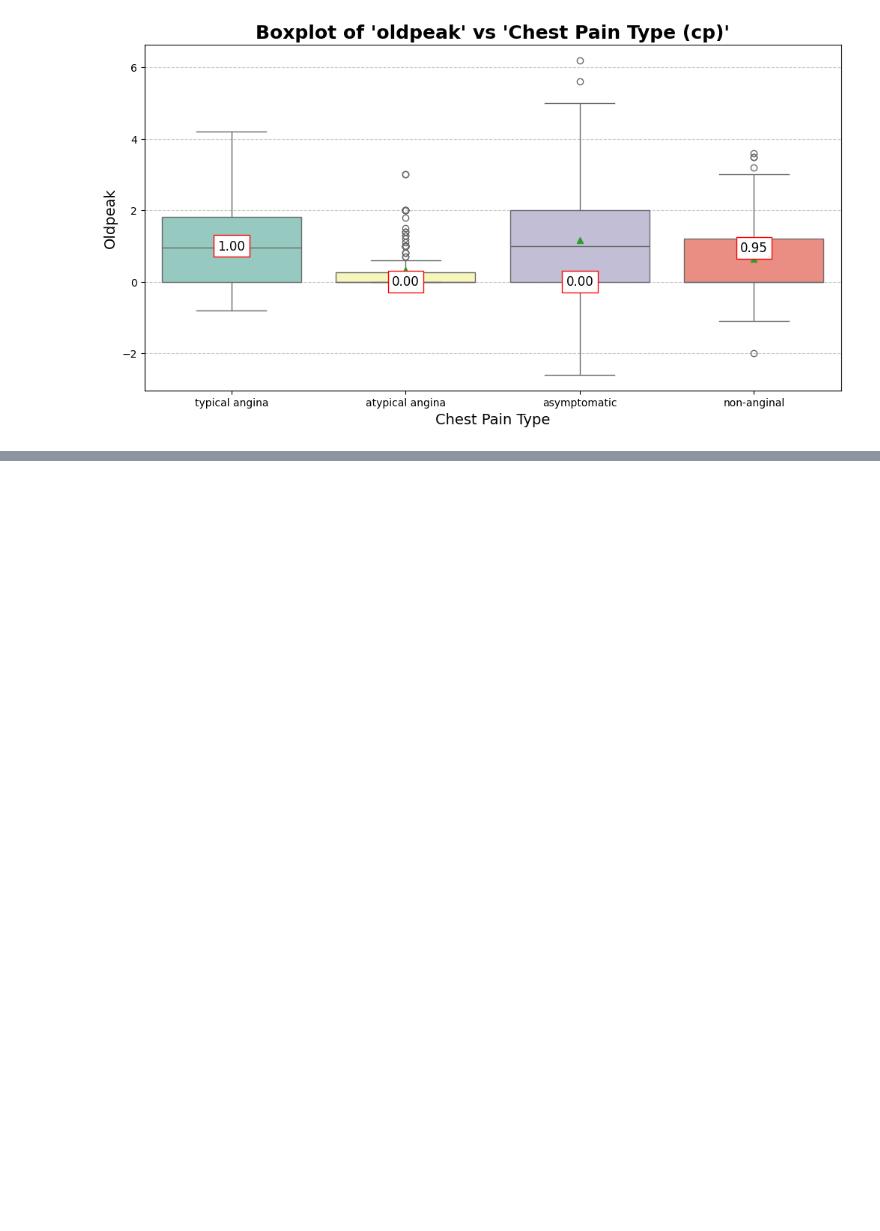
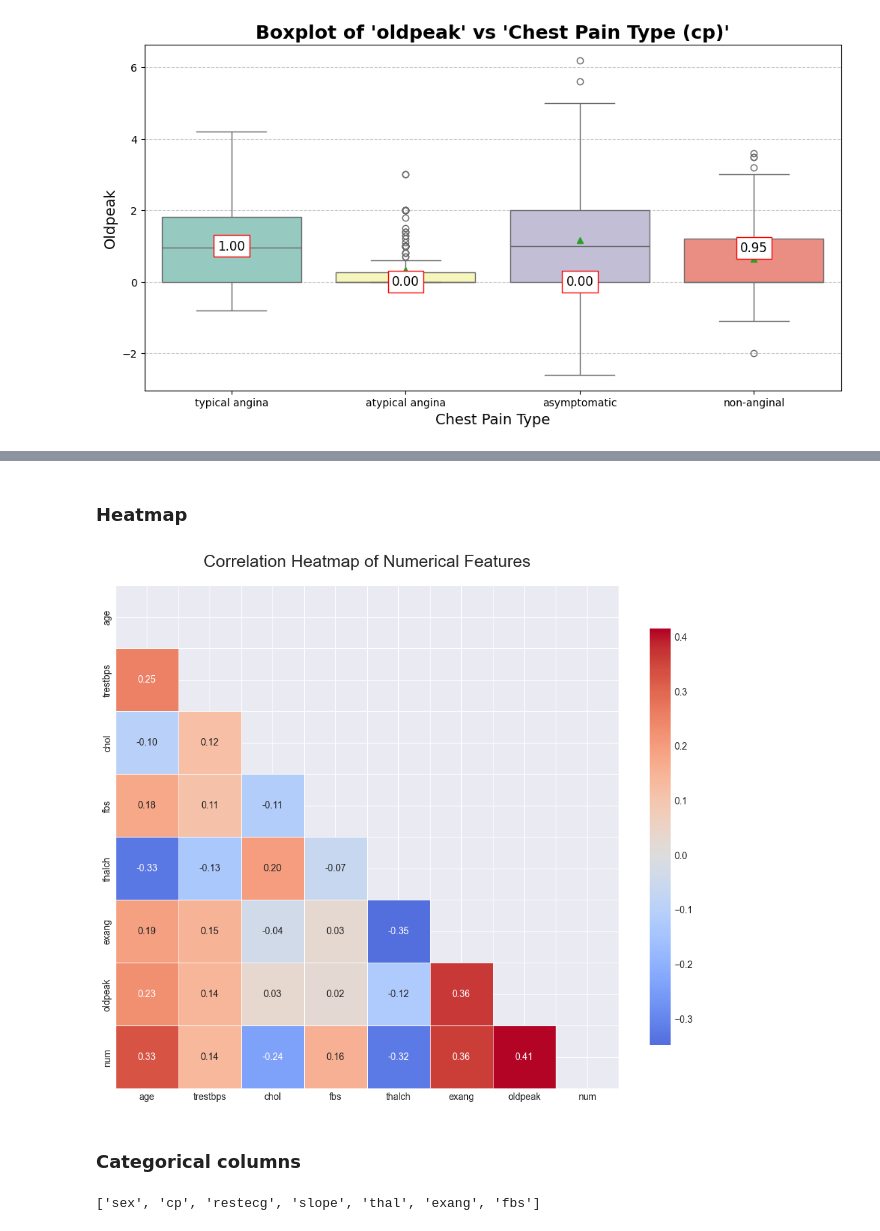
Before and after one commit to Ayush-dhabale/ExeclR_Assignments, a Jupyter notebook: Decision Trees/eda.ipynb, the cells around one changed output, grey strips where cells are left out. Saved outputs shown, nothing was run; the diff lists cells and outputs as text; code cells hidden in the pictures; blank space fills up the shorter version.

```diff
--- a/Decision Trees/eda.ipynb
+++ b/Decision Trees/eda.ipynb
@@ -258,0 +267,29 @@ plt.show()
+# %%
+def imputeOldpeak(cols):
+    oldpeak = cols[0]
+    sex = cols[1]
+    restecg =  cols[2]
+
+    if pd.isnull(oldpeak):
+        if sex == "Male":
+            if restecg == "lv hypertrophy":
+                return 0.8
+
+            elif restecg == "normal":
+                return 0.4
+
+            else:
+                return 1.0
+
+        else:
+            if restecg == "lv hypertrophy":
+                return 0.6
+
+            elif restecg == "normal":
+                return 0.0
+
+            else:
+                return 0.0
+
+    else:
+        return oldpeak
@@ -258,0 +426,21 @@ plt.show()
+# %%
+def create_correlation_heatmap(data, features, figsize=(12, 10)):
+    plt.style.use('seaborn-v0_8-darkgrid')
+    corr_matrix = data[features].corr()
+    fig, ax = plt.subplots(figsize=figsize)
+    mask = np.triu(np.ones_like(corr_matrix, dtype=bool))
+    sns.heatmap(corr_matrix, mask=mask, annot=True, cmap='coolwarm', center=0, fmt='.2f', square=True, linewidths=0.5, cbar_kws={'shrink': 0.8}, annot_kws={'size': 10})
+    plt.title('Correlation Heatmap of Numerical Features', fontsize=18, pad=20)
+# %% [markdown]
+### Heatmap
+# %%
+create_correlation_heatmap(data = df,
+                           features= numerical_columns)
+# %% [output]
+[figure, added]
+# %% [markdown]
+### Categorical columns
+# %%
+categorical_columns
+# %% [output]
+['sex', 'cp', 'restecg', 'slope', 'thal', 'exang', 'fbs']
```
Also changed, not shown: parts of 70 cells of this notebook, 1 other file.
